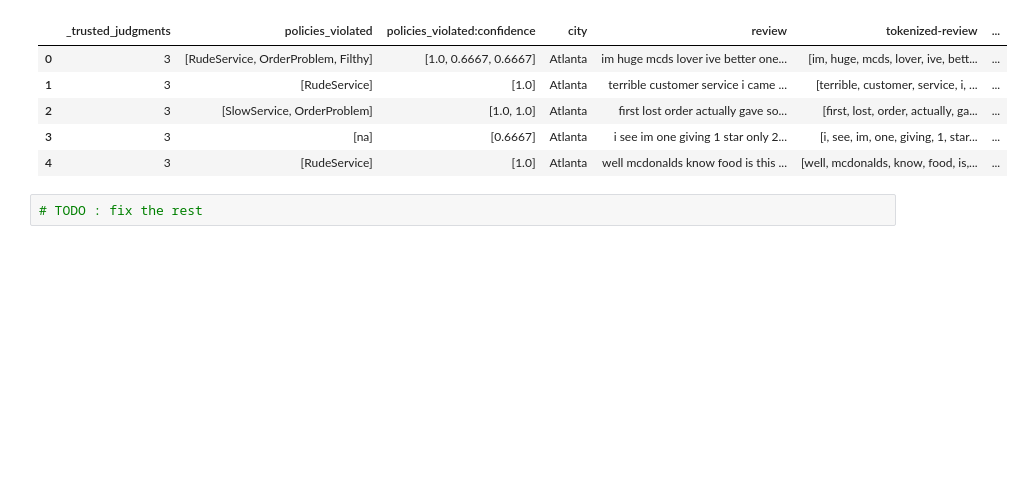
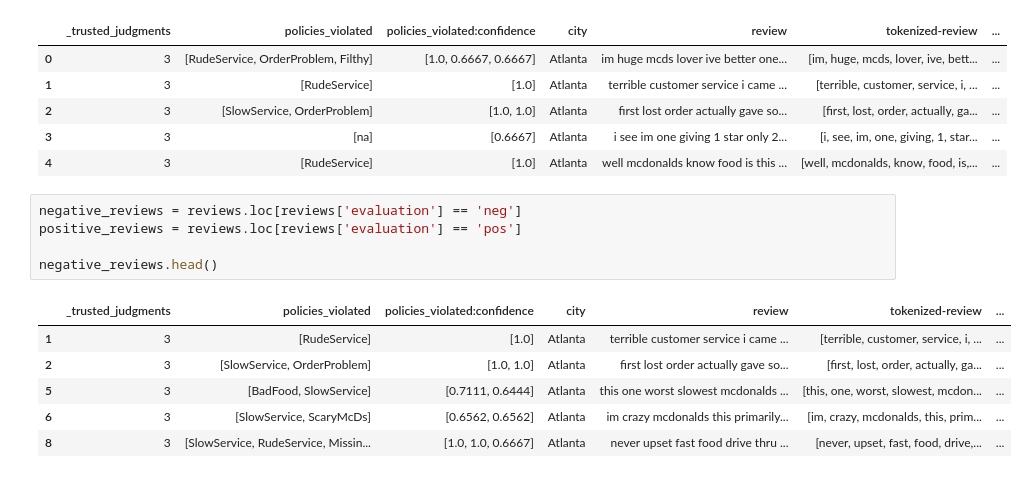
Before and after one commit to MichM072/Text_mining_project, a Jupyter notebook: notebook_project.ipynb, the cells around one changed output. Cells and saved outputs as stored; diff of their text form; blank space fills up the shorter version.

```diff
--- a/notebook_project.ipynb
+++ b/notebook_project.ipynb
@@ -149,5 +158,15 @@ dtype: int64
 | 2 | 3 | [SlowService, OrderProblem] | [1.0, 1.0] | Atlanta | first lost order actually gave so... | [first, lost, order, actually, ga... | ... |
 | 3 | 3 | [na] | [0.6667] | Atlanta | i see im one giving 1 star only 2... | [i, see, im, one, giving, 1, star... | ... |
 | 4 | 3 | [RudeService] | [1.0] | Atlanta | well mcdonalds know food is this ... | [well, mcdonalds, know, food, is,... | ... |
-# %%
-# TODO : fix the rest
+# %%
+negative_reviews = reviews.loc[reviews['evaluation'] == 'neg']
+positive_reviews = reviews.loc[reviews['evaluation'] == 'pos']
+
+negative_reviews.head()
+# %% [output]
+|  | _trusted_judgments | policies_violated | policies_violated:confidence | city | review | tokenized-review | ... |
+| 1 | 3 | [RudeService] | [1.0] | Atlanta | terrible customer service i came ... | [terrible, customer, service, i, ... | ... |
+| 2 | 3 | [SlowService, OrderProblem] | [1.0, 1.0] | Atlanta | first lost order actually gave so... | [first, lost, order, actually, ga... | ... |
+| 5 | 3 | [BadFood, SlowService] | [0.7111, 0.6444] | Atlanta | this one worst slowest mcdonalds ... | [this, one, worst, slowest, mcdon... | ... |
+| 6 | 3 | [SlowService, ScaryMcDs] | [0.6562, 0.6562] | Atlanta | im crazy mcdonalds this primarily... | [im, crazy, mcdonalds, this, prim... | ... |
+| 8 | 3 | [SlowService, RudeService, Missin... | [1.0, 1.0, 0.6667] | Atlanta | never upset fast food drive thru ... | [never, upset, fast, food, drive,... | ... |
```
Also changed, not shown: parts of 8 cells of this notebook.
